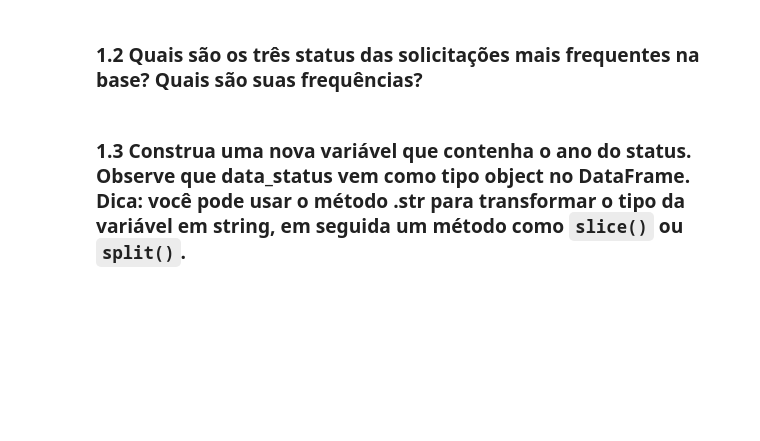
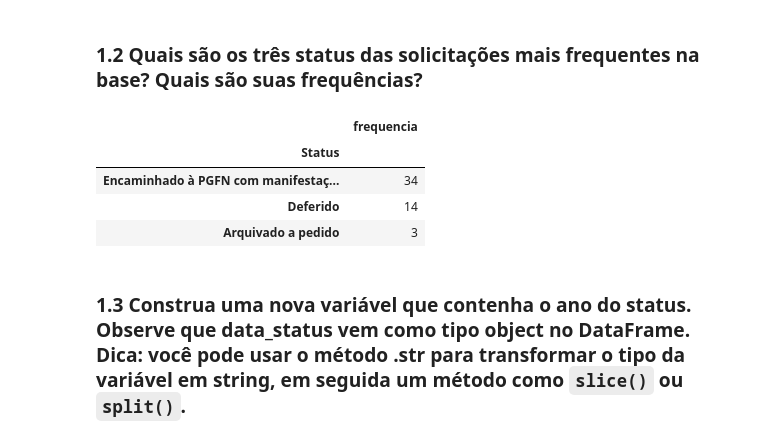
Before and after one commit to gfsilveira/ebac, a Jupyter notebook: 03-Cientista de Dados/02-Crisp-DM/Módulo_05/03-Mod04 Tarefa aulas 06 a 08 - Resolvido.ipynb, the cells around one changed output. Drawn from its saved outputs; the diff is of its cells as text; code cells hidden in the pictures; blank space fills up the shorter version.

```diff
--- a/03-Cientista de Dados/02-Crisp-DM/Módulo_05/03-Mod04 Tarefa aulas 06 a 08 - Resolvido.ipynb
+++ b/03-Cientista de Dados/02-Crisp-DM/Módulo_05/03-Mod04 Tarefa aulas 06 a 08 - Resolvido.ipynb
@@ -28,2 +77,13 @@ Vimos em aula como carregar dados públicos do governo através de um API (*Appl
+# %%
+# 2) Seu código aqui
+status_mais_freq = df.status.value_counts().nlargest(3).to_frame().rename(columns={"status": "frequencia"})
+status_mais_freq.index.names = ['Status']
+status_mais_freq
+# %% [output]
+|  | frequencia |
+| Status |  |
+| Encaminhado à PGFN com manifestaç... | 34 |
+| Deferido | 14 |
+| Arquivado a pedido | 3 |
 # %% [markdown]
 ### 1.3 Construa uma nova variável que contenha o ano do status. Observe que data_status vem como tipo object no DataFrame. Dica: você pode usar o método .str para transformar o tipo da variável em string, em seguida um método como `slice()` ou `split()`.
```
Also changed, not shown: parts of 12 cells of this notebook, 1 other file.
